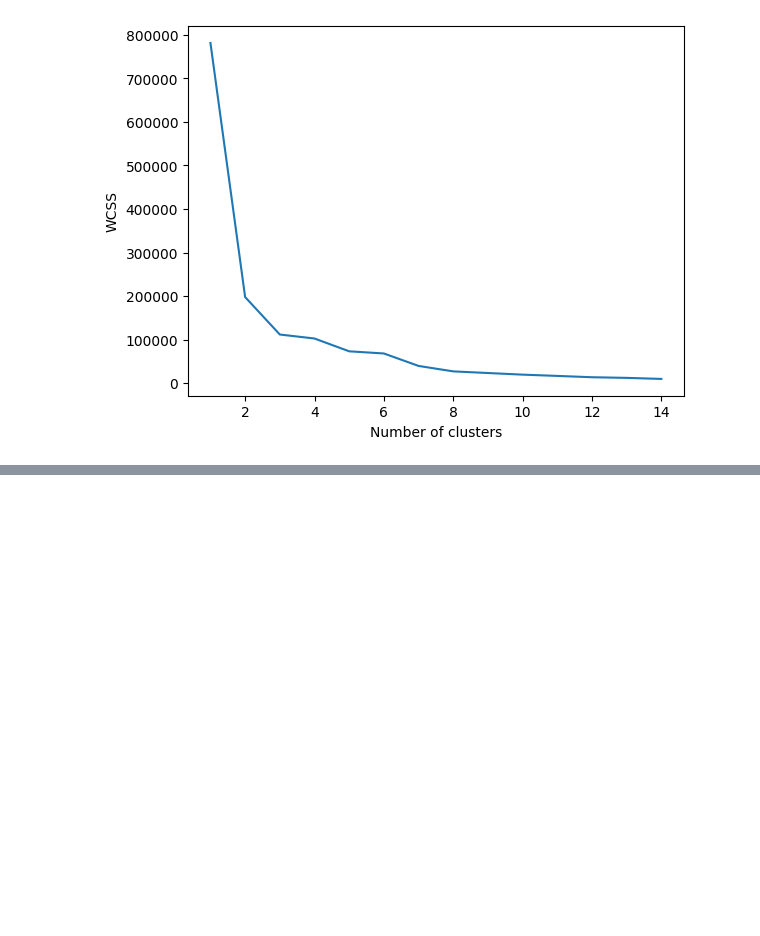
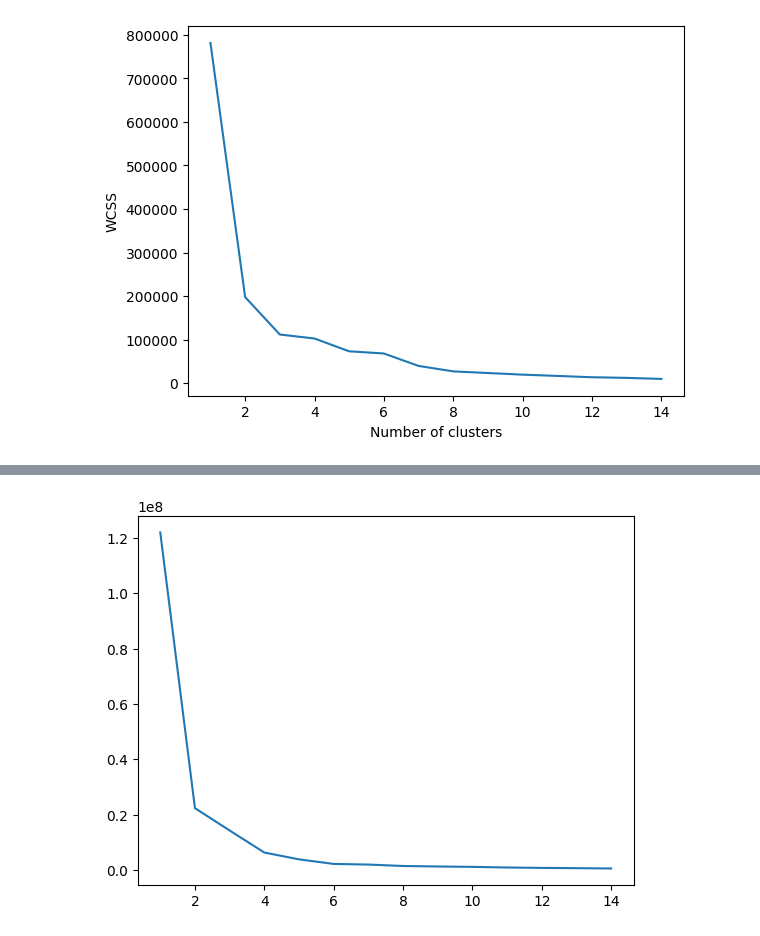
Before and after one commit to SuvrajitPatari2023/innov-project-2026, a Jupyter notebook: k-means1.ipynb, the cells around one changed output, grey strips where cells are left out. Cells and saved outputs as stored; diff of their text form; code cells hidden in the pictures; blank space fills up the shorter version.

```diff
--- a/k-means1.ipynb
+++ b/k-means1.ipynb
@@ -58,0 +91,12 @@ silhouette_score(X, y_means)
+# %%
+wcss = []
+
+for i in range(1, 15):
+    KM = KMeans(n_clusters=i, random_state=42)
+    KM.fit(df[['latitude', 'longitude']])
+    wcss.append(KM.inertia_)
+
+plt.plot(range(1, 15), wcss)
+plt.show()
+# %% [output]
+[figure, added]
```
Also changed, not shown: parts of 11 cells of this notebook, 1 other file.
